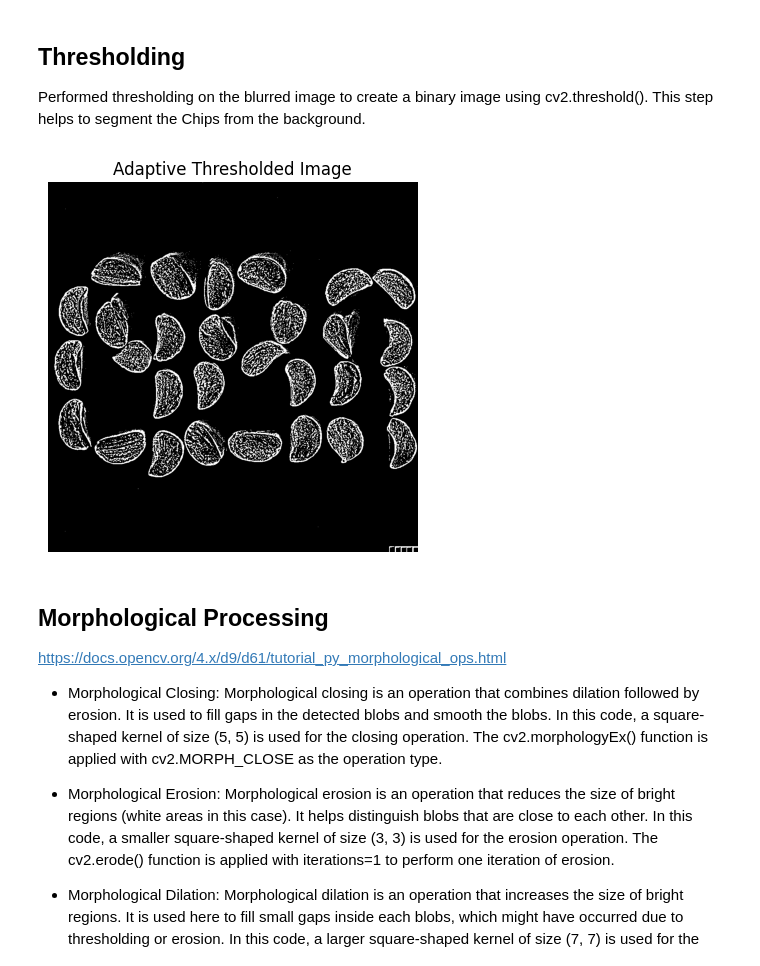
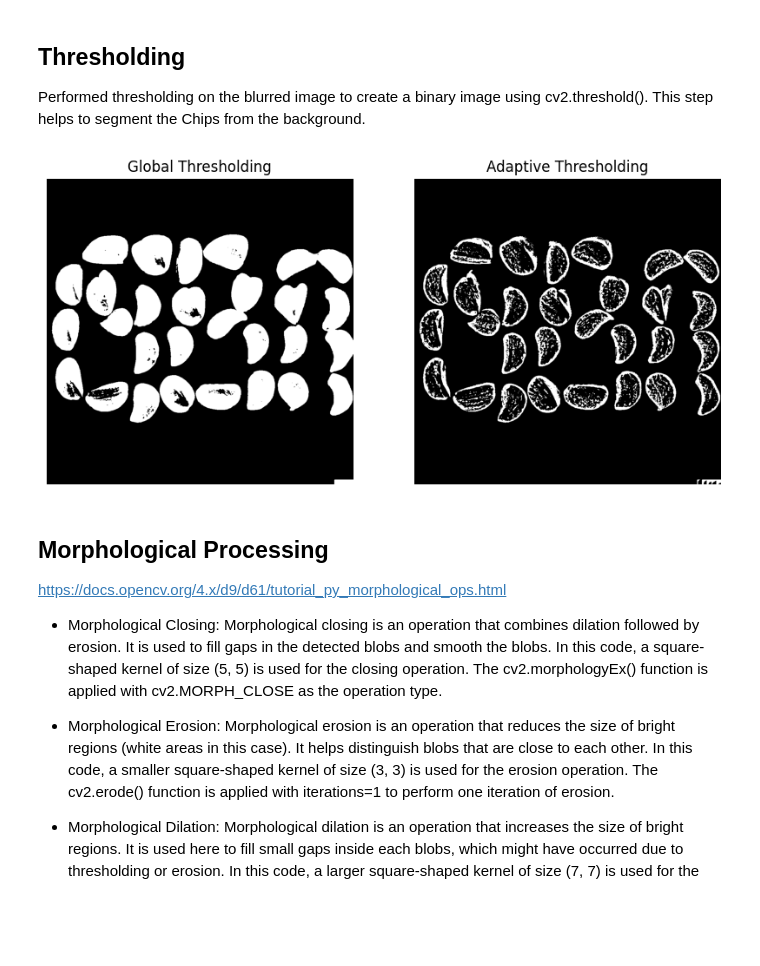
Before and after one commit to dev-nanthan/blob-detection, a Jupyter notebook: project-G42.ipynb, the cells around one changed output. Saved outputs shown, nothing was run; the diff lists cells and outputs as text; code cells hidden in the pictures; blank space fills up the shorter version.

```diff
--- a/project-G42.ipynb
+++ b/project-G42.ipynb
@@ -55,14 +57,3 @@ plt.show()
 ## Thresholding
 
 Performed thresholding on the blurred image to create a binary image using cv2.threshold(). This step helps to segment the Chips from the background.
-# %%
-# Apply adaptive thresholding to segment the Chips
-thresh = cv2.adaptiveThreshold(blurred, 255, cv2.ADAPTIVE_THRESH_GAUSSIAN_C, cv2.THRESH_BINARY_INV, 11, 2)
-
-# Display the thresholded image
-plt.imshow(thresh, cmap="gray")
-plt.title("Adaptive Thresholded Image")
-plt.axis("off")
-plt.show()
-# %% [output]
-[figure, removed]
@@ -69,3 +68,43 @@ plt.show()
+# %%
+# Apply Adaptive Thresholding
+def adaptive_threshold(image, block_size, constant):
+
+    # Apply adaptive thresholding
+    binary_image = cv2.adaptiveThreshold(image, 255, cv2.ADAPTIVE_THRESH_GAUSSIAN_C,
+                                         cv2.THRESH_BINARY_INV, block_size, constant)
+
+    return binary_image
+# %%
+# Apply thresholding to segment the Chips
+
+# Adjust the Global threshold_value
+threshold_value = 230
+thresh_global = binary_threshold(blurred, threshold_value)
+
+# Adjust the block_size and constant
+block_size = 35
+constant = 5
+thresh_adaptive = adaptive_threshold(blurred, block_size, constant)
+
+# Assign the Best Thresholded Image as the Final Binay Image
+thresh = thresh_global
+
+# Display both binary images side by side using matplotlib
+fig, axes = plt.subplots(1, 2, figsize=(10, 5))
+
+# Global Thresholding Result
+axes[0].imshow(thresh_global, cmap="gray")
+axes[0].set_title("Global Thresholding")
+axes[0].axis("off")
+
+# Adaptive Thresholding Result
+axes[1].imshow(thresh_adaptive, cmap="gray")
+axes[1].set_title("Adaptive Thresholding")
+axes[1].axis("off")
+
+plt.show()
+# %% [output]
+[figure, added]
 # %% [markdown]
 ## Morphological Processing
 
```
Also changed, not shown: parts of 4 cells of this notebook.
